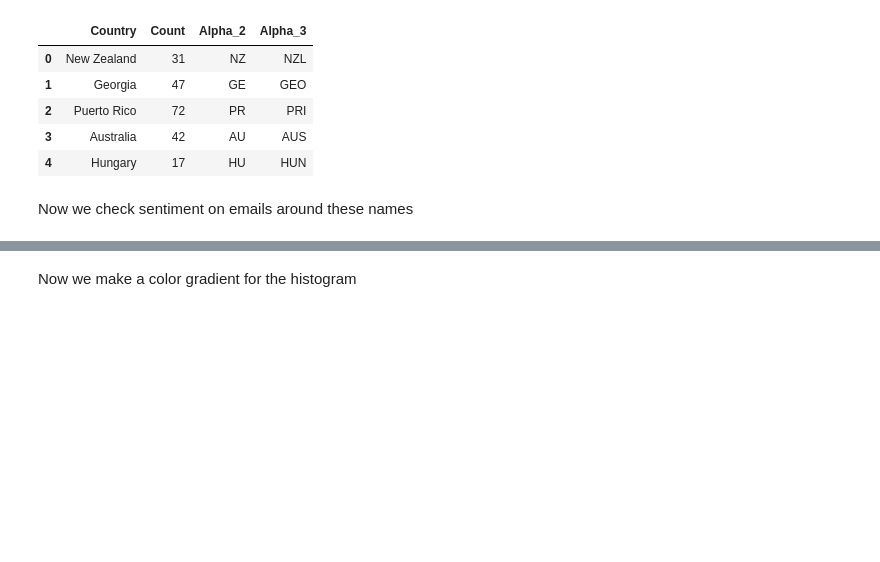
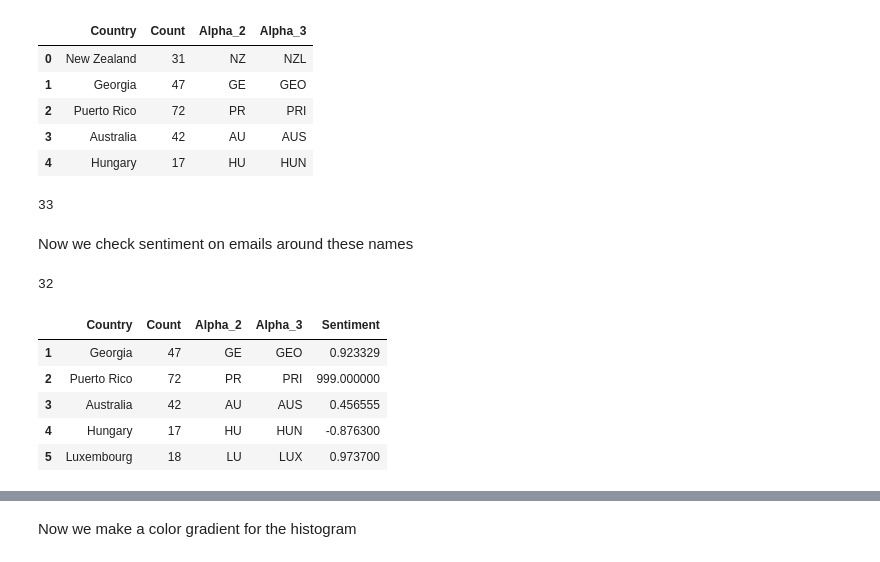
Before and after one commit to Merinorus/adaisawesome, a Jupyter notebook: Homework/05 - Taming Text/HW05_awesometeam_Q2.ipynb, the cells around one changed output, grey strips where cells are left out. Drawn from its saved outputs; the diff is of its cells as text; code cells hidden in the pictures; blank space fills up the shorter version.

```diff
--- a/Homework/05 - Taming Text/HW05_awesometeam_Q2.ipynb
+++ b/Homework/05 - Taming Text/HW05_awesometeam_Q2.ipynb
@@ -215,5 +205,9 @@ Country_Sent.head()
 | 2 | Puerto Rico | 72 | PR | PRI |
 | 3 | Australia | 42 | AU | AUS |
 | 4 | Hungary | 17 | HU | HUN |
+# %%
+len(Country_Sent)
+# %% [output]
+33
 # %% [markdown]
 Now we check sentiment on emails around these names
@@ -252,4 +230,22 @@ for i in range(1,size):
         sentiments.append(sentiment_score)
     else:
         sentiments.append(999)
+# %%
+#error in iteration, must drop NZ because it was not taken into account in the sentiments analysis
+Country_Sent = Country_Sent.drop(Country_Sent.index[[0]])
+
+len(Country_Sent)
+# %% [output]
+32
+# %%
+#add sentiment list to data frame
+Country_Sent['Sentiment'] = sentiments
+Country_Sent.head()
+# %% [output]
+|  | Country | Count | Alpha_2 | Alpha_3 | Sentiment |
+| 1 | Georgia | 47 | GE | GEO | 0.923329 |
+| 2 | Puerto Rico | 72 | PR | PRI | 999.000000 |
+| 3 | Australia | 42 | AU | AUS | 0.456555 |
+| 4 | Hungary | 17 | HU | HUN | -0.876300 |
+| 5 | Luxembourg | 18 | LU | LUX | 0.973700 |
 # %%
```
Also changed, not shown: parts of 11 cells of this notebook, 2 other files.
